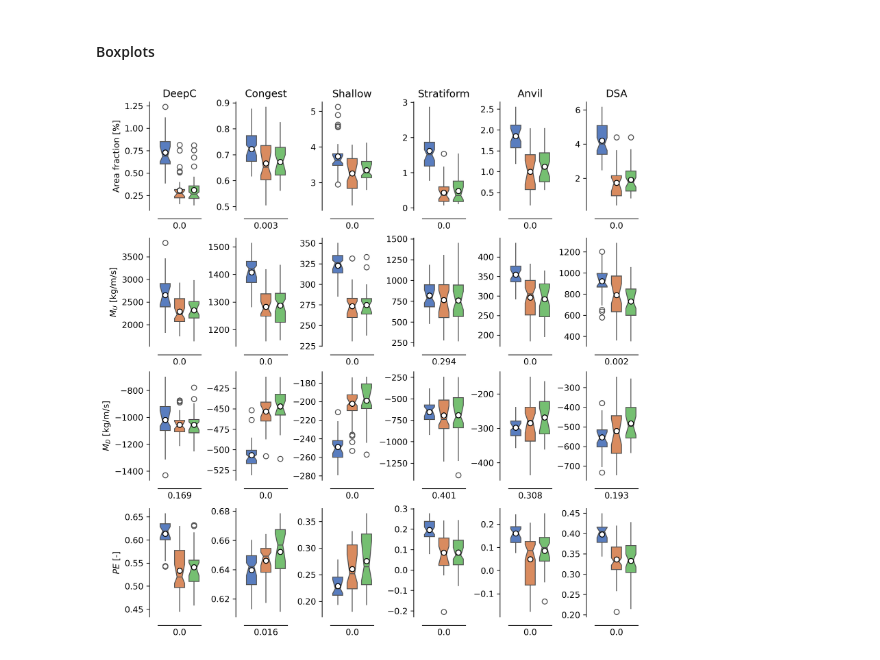
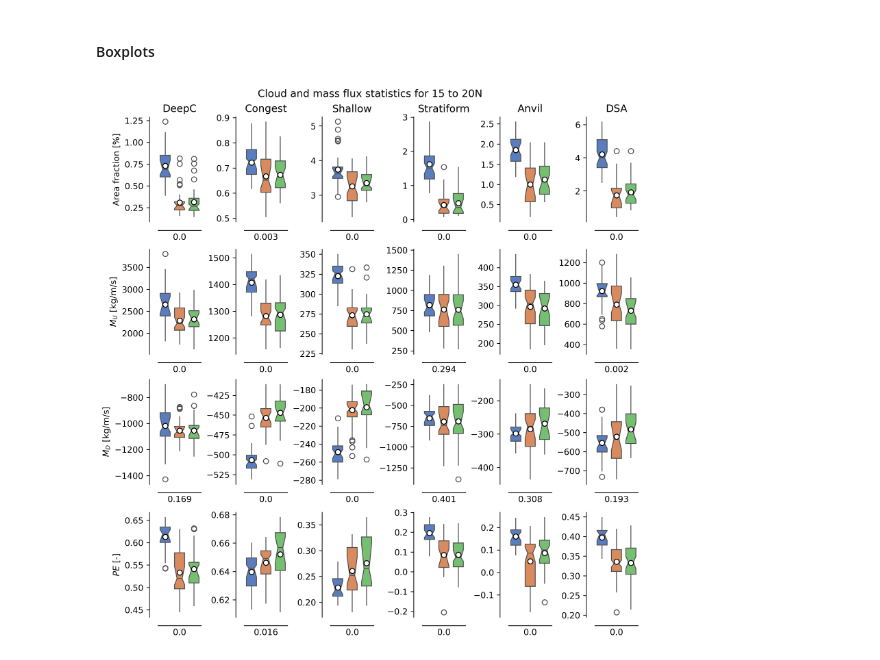
Before and after one commit to jhruppert/tc-crfrad, a Jupyter notebook: analysis/mpas_aquapl_pe.ipynb, the cells around one changed output. Drawn from its saved outputs; the diff is of its cells as text; code cells hidden in the pictures.

```diff
--- a/analysis/mpas_aquapl_pe.ipynb
+++ b/analysis/mpas_aquapl_pe.ipynb
@@ -269,6 +266,9 @@ it_max = np.max(np.where(~np.isnan(pclass_frac[2,0,:]))[0]) + 1
 fig_x = 1.3*nclass + 1
 fig_y = 9
 fig, axs = plt.subplots(4,nclass, figsize=(fig_x,fig_y), layout="constrained", dpi=300)
+
+title = f"Cloud and mass flux statistics for {latbounds[0]} to {latbounds[1]}N"
+fig.suptitle(title)
 
 # PClass Area
 pltvar = pclass_frac
@@ -287,31 +287,31 @@ axs[irow, 0].set_ylabel(ytitle)
 axs[irow,:] = plot_boxplots(pltvar[:,:,:it_max], axs[irow,:])
 
 # M_D
 pltvar = md
 ytitle = '$M_D$ [kg/m/s]'
 # plot_boxplots(pltvar, axs.flatten()[nclass*2:nclass*3], ntest, it_max, ytitle)
 irow = 2
 axs[irow, 0].set_ylabel(ytitle)
 axs[irow,:] = plot_boxplots(pltvar[:,:,:it_max], axs[irow,:])
 
 # PE
 pltvar = 1 - (-md/mu)
 ytitle = '$PE$ [-]'
 # plot_boxplots(pltvar, axs.flatten()[nclass*3:nclass*4], ntest, it_max, ytitle)
 irow = 3
 axs[irow, 0].set_ylabel(ytitle)
 axs[irow,:] = plot_boxplots(pltvar[:,:,:it_max], axs[irow,:])
 
 for iclass in range(nclass):
       axs[0,iclass].set_title(pclass_names_long[iclass])
 
 for iaxs in axs.flatten():
       sns.despine(offset=10,ax=iaxs, top=True, right=True)
       iaxs.set_xticks([])
 
 # axs[1,nclass-1].legend(loc="upper right", labels=test_names,
 #                        frameon=False, fontsize=12, bbox_to_anchor=(1.15, 0.5))
 
 plt.show()
 # %% [output]
-[figure, old version]
+[figure, new version]
```
Also changed, not shown: parts of 2 cells of this notebook, 1 other file.
